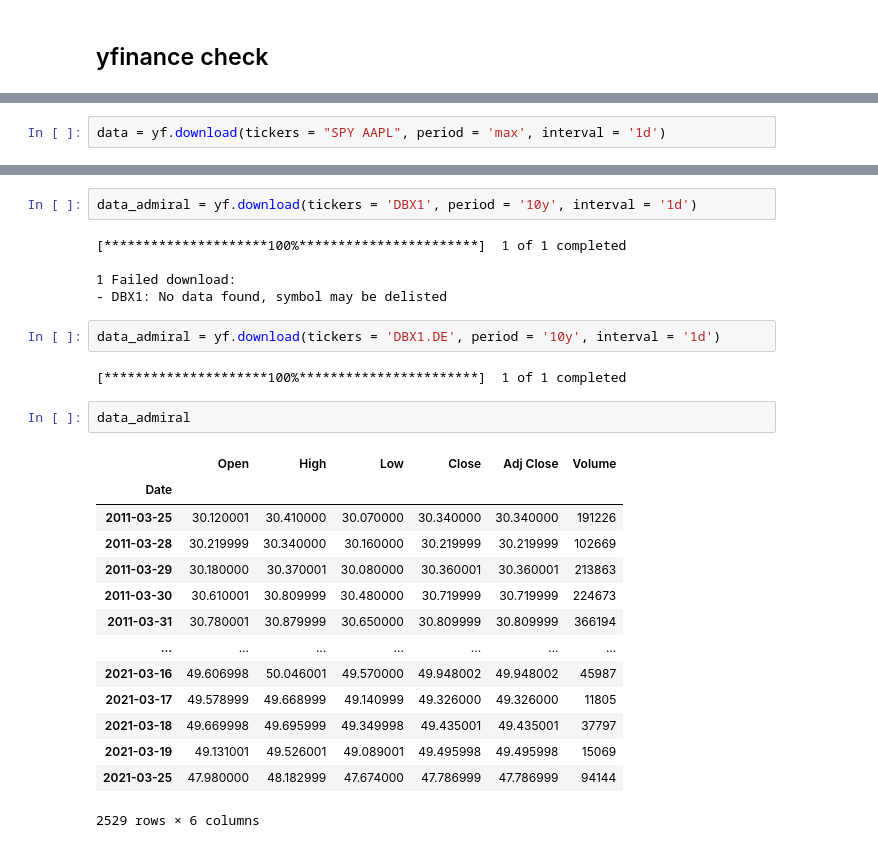
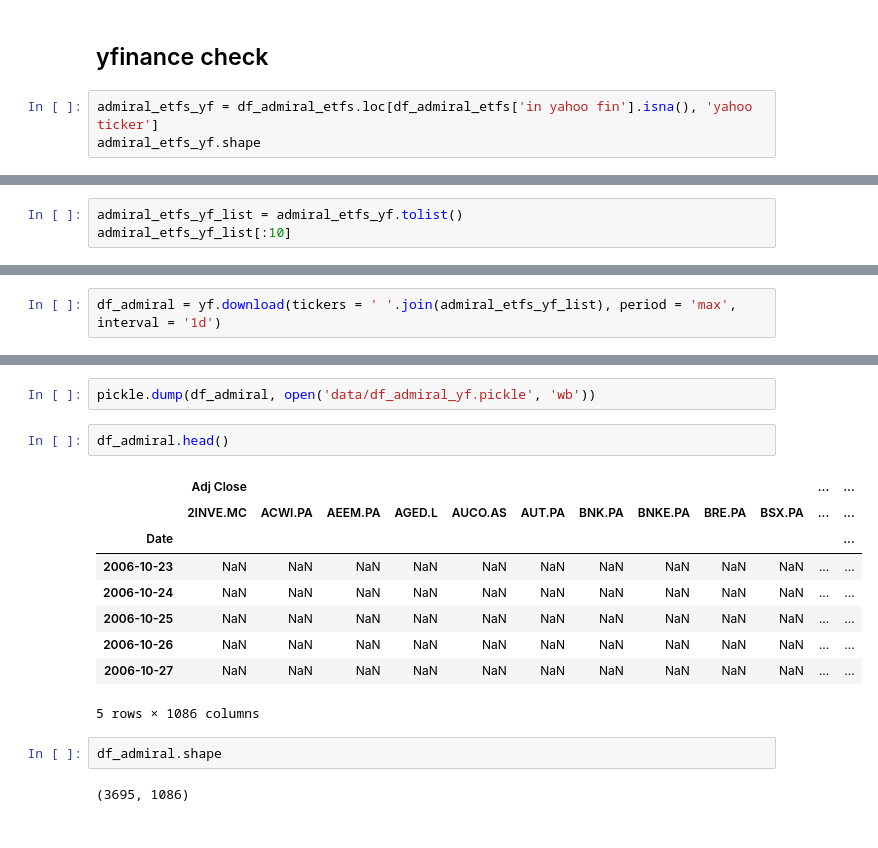
Before and after one commit to jklen/fin, a Jupyter notebook: etfs.ipynb, the cells around one changed output, grey strips where cells are left out. Drawn from its saved outputs; the diff is of its cells as text.

```diff
--- a/etfs.ipynb
+++ b/etfs.ipynb
@@ -320,2 +316,5 @@ Invalid API call. Please retry or visit the documentation (https://www.alphavant
 # %% [markdown]
 ## yfinance check
+# %%
+admiral_etfs_yf = df_admiral_etfs.loc[df_admiral_etfs['in yahoo fin'].isna(), 'yahoo ticker']
+admiral_etfs_yf.shape
@@ -321,0 +323,3 @@ Invalid API call. Please retry or visit the documentation (https://www.alphavant
+# %%
+admiral_etfs_yf_list = admiral_etfs_yf.tolist()
+admiral_etfs_yf_list[:10]
@@ -322,3 +337,3 @@ Invalid API call. Please retry or visit the documentation (https://www.alphavant
 # %%
-data = yf.download(tickers = "SPY AAPL", period = 'max', interval = '1d')
+df_admiral = yf.download(tickers = ' '.join(admiral_etfs_yf_list), period = 'max', interval = '1d')
 # %% [output]
@@ -364,28 +344,18 @@ data_admiral = yf.download(tickers = ' '.join(admiral_etfs), period = 'max', int
-# %%
-data_admiral = yf.download(tickers = 'DBX1', period = '10y', interval = '1d')
-# %% [output]
-[*********************100%***********************]  1 of 1 completed
-
-1 Failed download:
-- DBX1: No data found, symbol may be delisted
-# %%
-data_admiral = yf.download(tickers = 'DBX1.DE', period = '10y', interval = '1d')
-# %% [output]
-[*********************100%***********************]  1 of 1 completed
-# %%
-data_admiral
-# %% [output]
-|  | Open | High | Low | Close | Adj Close | Volume |
-| Date |  |  |  |  |  |  |
-| 2011-03-25 | 30.120001 | 30.410000 | 30.070000 | 30.340000 | 30.340000 | 191226 |
-| 2011-03-28 | 30.219999 | 30.340000 | 30.160000 | 30.219999 | 30.219999 | 102669 |
-| 2011-03-29 | 30.180000 | 30.370001 | 30.080000 | 30.360001 | 30.360001 | 213863 |
-| 2011-03-30 | 30.610001 | 30.809999 | 30.480000 | 30.719999 | 30.719999 | 224673 |
-| 2011-03-31 | 30.780001 | 30.879999 | 30.650000 | 30.809999 | 30.809999 | 366194 |
-| ... | ... | ... | ... | ... | ... | ... |
-| 2021-03-16 | 49.606998 | 50.046001 | 49.570000 | 49.948002 | 49.948002 | 45987 |
-| 2021-03-17 | 49.578999 | 49.668999 | 49.140999 | 49.326000 | 49.326000 | 11805 |
-| 2021-03-18 | 49.669998 | 49.695999 | 49.349998 | 49.435001 | 49.435001 | 37797 |
-| 2021-03-19 | 49.131001 | 49.526001 | 49.089001 | 49.495998 | 49.495998 | 15069 |
-| 2021-03-25 | 47.980000 | 48.182999 | 47.674000 | 47.786999 | 47.786999 | 94144 |
-2529 rows × 6 columns
+# %%
+pickle.dump(df_admiral, open('data/df_admiral_yf.pickle', 'wb'))
+# %%
+df_admiral.head()
+# %% [output]
+|  | Adj Close |  |  |  |  |  |  |  |  |  | ... | ... |
+|  | 2INVE.MC | ACWI.PA | AEEM.PA | AGED.L | AUCO.AS | AUT.PA | BNK.PA | BNKE.PA | BRE.PA | BSX.PA | ... | ... |
+| Date |  |  |  |  |  |  |  |  |  |  |  | ... |
+| 2006-10-23 | NaN | NaN | NaN | NaN | NaN | NaN | NaN | NaN | NaN | NaN | ... | ... |
+| 2006-10-24 | NaN | NaN | NaN | NaN | NaN | NaN | NaN | NaN | NaN | NaN | ... | ... |
+| 2006-10-25 | NaN | NaN | NaN | NaN | NaN | NaN | NaN | NaN | NaN | NaN | ... | ... |
+| 2006-10-26 | NaN | NaN | NaN | NaN | NaN | NaN | NaN | NaN | NaN | NaN | ... | ... |
+| 2006-10-27 | NaN | NaN | NaN | NaN | NaN | NaN | NaN | NaN | NaN | NaN | ... | ... |
+5 rows × 1086 columns
+# %%
+df_admiral.shape
+# %% [output]
+(3695, 1086)
```
Also changed, not shown: parts of 13 cells of this notebook, 5 other files.
